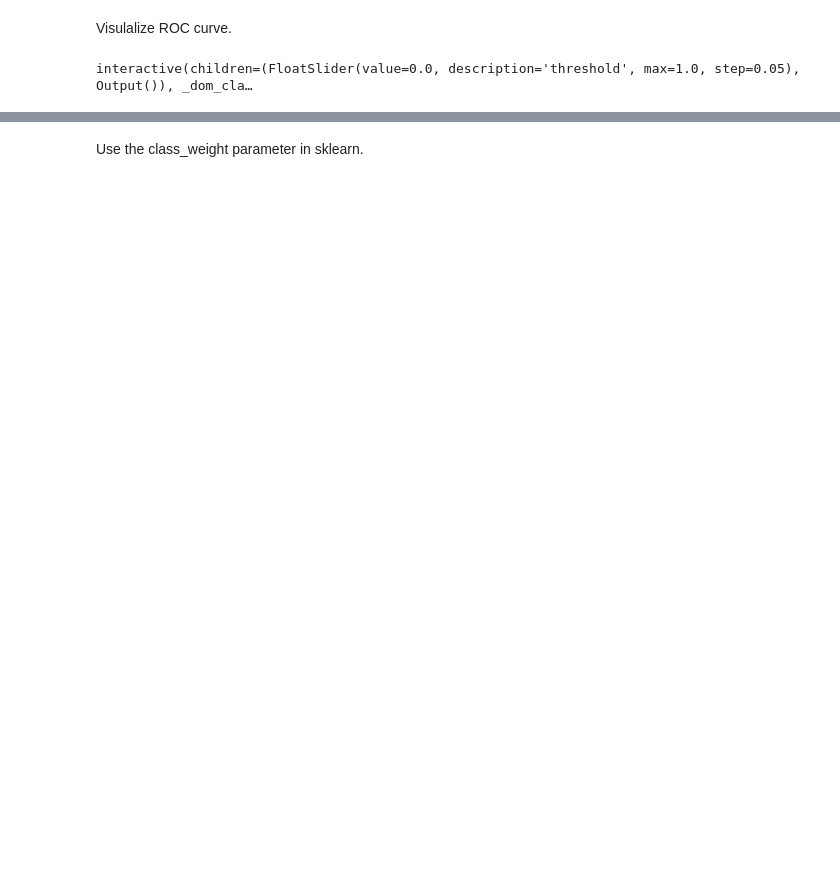
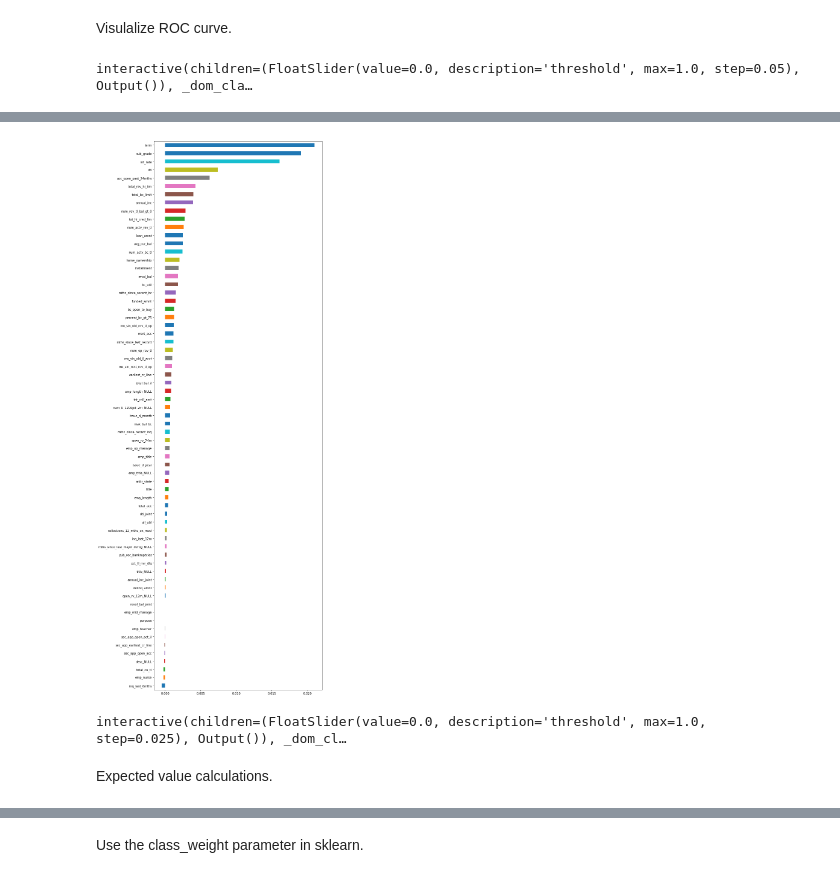
Before and after one commit to LambdaSchool/DS-Unit-2-Classification-2, a Jupyter notebook: Paul_K_Classification_2.ipynb, the cells around one changed output, grey strips where cells are left out. Saved outputs shown, nothing was run; the diff lists cells and outputs as text; code cells hidden in the pictures; blank space fills up the shorter version.

Commit message:
Add Wed material. Still need to do shapley plots

```diff
--- a/Paul_K_Classification_2.ipynb
+++ b/Paul_K_Classification_2.ipynb
@@ -468,0 +437,10 @@ interactive(children=(FloatSlider(value=0.0, description='threshold', max=1.0, s
+# %%
+%%time
+imputer = PermutationImportance(model,
+                                scoring='roc_auc',
+                                cv='prefit',
+                                n_iter=5,
+                                random_state=42
+                                )
+
+imputer.fit(X_val_, y_val)
@@ -468,0 +449,6 @@ interactive(children=(FloatSlider(value=0.0, description='threshold', max=1.0, s
+# %%
+importance = pd.Series(imputer.feature_importances_, X_val.columns)
+plt.figure(figsize=(10, len(X_val.columns.tolist()) / 2))
+importance.sort_values(ascending=True).plot.barh();
+# %% [output]
+[figure, added]
@@ -468,0 +475,9 @@ interactive(children=(FloatSlider(value=0.0, description='threshold', max=1.0, s
+# %%
+interact(set_threshold,
+        y_true=fixed(y_val),
+        y_pred_proba=fixed(y_pred_proba),
+        threshold=(0, 1, 0.025));
+# %% [output]
+interactive(children=(FloatSlider(value=0.0, description='threshold', max=1.0, step=0.025), Output()), _dom_cl…
+# %% [markdown]
+Expected value calculations.
```
Also changed, not shown: parts of 60 cells of this notebook.
